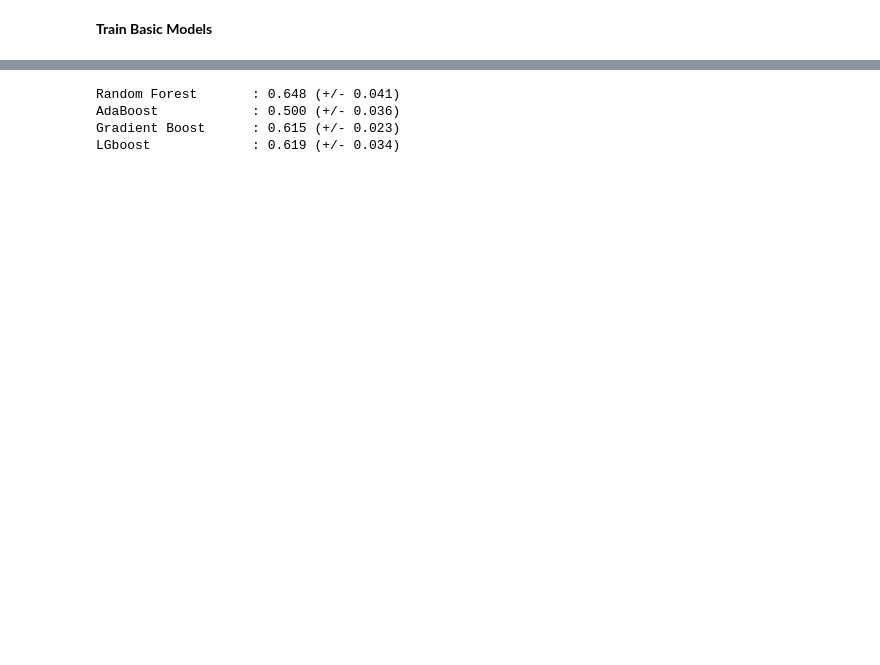
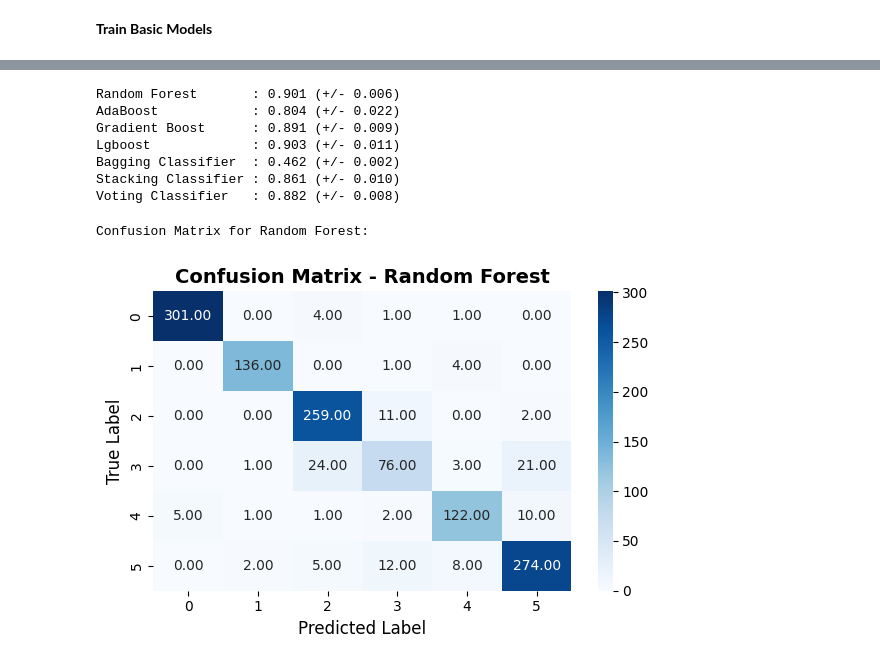
Before and after one commit to mdmohsin212/interview-prep, a Jupyter notebook: ML/Ensemble/Advance/Ensemble_project.ipynb, the cells around one changed output, grey strips where cells are left out. Cells and saved outputs as stored; diff of their text form; code cells hidden in the pictures; blank space fills up the shorter version.

Commit message:
Complete Ensemble project

```diff
--- a/ML/Ensemble/Advance/Ensemble_project.ipynb
+++ b/ML/Ensemble/Advance/Ensemble_project.ipynb
@@ -110,5 +63,5 @@ Class distribution: {5: 483, 6: 462, 7: 143, 4: 33, 8: 16, 3: 6}
 # %%
-x_train, x_test, y_train, y_test = train_test_split(x, y, test_size=.20, random_state=42)
+x_train, x_test, y_train, y_test = train_test_split(x, y, test_size=.20, stratify=y, random_state=42)
 
 print(f"Training set size: {x_train.shape[0]}")
 print(f"Test set size: {x_test.shape[0]}")
@@ -143,0 +95,6 @@ Scaled training shape: (914, 11)
+# %%
+pca = PCA(n_components=.95, random_state=42)
+x_train_pca = pca.fit_transform(x_train_scaled)
+x_test_pca = pca.transform(x_test_scaled)
+
+print(pca.explained_variance_ratio_)
@@ -201,19 +139,29 @@ weighted avg       0.61      0.63      0.62       229
+# %%
+basic_models = [
+    ('Decision Tree', DecisionTreeClassifier(random_state=42)),
+    ('SVM', SVC(probability=True, random_state=42)),
+    ('KNN', KNeighborsClassifier(n_neighbors=100)),
+    ('Logistic Regression', LogisticRegression(random_state=42))
+]
 # %%
 models = {
     'Random Forest' : RandomForestClassifier(n_estimators=100, random_state=42),
     'AdaBoost' : AdaBoostClassifier(estimator=DecisionTreeClassifier(max_depth=1), n_estimators=100, random_state=42),
     'Gradient Boost' : GradientBoostingClassifier(n_estimators=100, random_state=42),
-    'LGboost' : LGBMClassifier(n_estimators=100, random_state=42)
+    'Lgboost' : LGBMClassifier(n_estimators=100, random_state=42),
+    'Bagging Classifier' : BaggingClassifier(estimator=DecisionTreeClassifier(max_depth=1), n_estimators=100, random_state=42),
+    'Stacking Classifier' : StackingClassifier(estimators=basic_models, final_estimator=DecisionTreeClassifier(random_state=42)),
+    'Voting Classifier' : VotingClassifier(estimators=basic_models, voting='hard')
 }
 ensemble_results = {}
 
 for name, model in models.items():
-    print(f"Training {name}")
+    print(f"Training {name} Model")
 
-    model.fit(x_train_scaled, y_train)
+    model.fit(x_train_pca, y_train)
 
-    y_pred = model.predict(x_test_scaled)
-    y_pred_proba = model.predict_proba(x_test_scaled)[:, 1] if hasattr(model, 'predict_proba') else None
+    y_pred = model.predict(x_test_pca)
+    y_pred_proba = model.predict_proba(x_test_pca)[:, 1] if hasattr(model, 'predict_proba') else None
 
     accuracy = accuracy_score(y_test, y_pred)
     ensemble_results[name] = {
@@ -248,7 +196,8 @@ weighted avg       0.66      0.68      0.67       229
 cv_results = {}
 
 for name, model in models.items():
-    scores = cross_val_score(model, x_train_scaled, y_train, scoring='accuracy', cv=5, n_jobs=-1)
+
+    scores = cross_val_score(model, x_train_pca, y_train, scoring='accuracy', cv=5, n_jobs=-1)
 
     cv_results[name] = {
         'mean' : scores.mean(),
@@ -256,7 +205,28 @@ for name, model in models.items():
     }
     print(f"{name:20s}: {scores.mean():.3f} (+/- {scores.std():.3f})")
 # %% [output]
-Random Forest       : 0.648 (+/- 0.041)
-AdaBoost            : 0.500 (+/- 0.036)
-Gradient Boost      : 0.615 (+/- 0.023)
-LGboost             : 0.619 (+/- 0.034)
+Random Forest       : 0.901 (+/- 0.006)
+AdaBoost            : 0.804 (+/- 0.022)
+Gradient Boost      : 0.891 (+/- 0.009)
+Lgboost             : 0.903 (+/- 0.011)
+Bagging Classifier  : 0.462 (+/- 0.002)
+Stacking Classifier : 0.861 (+/- 0.010)
+Voting Classifier   : 0.882 (+/- 0.008)
+# %%
+best_model_name = max(ensemble_results, key=lambda x: ensemble_results[x]['accuracy'])
+best_model = ensemble_results[best_model_name]['model']
+y_pred_best = ensemble_results[best_model_name]['predictions']
+print(f"\nConfusion Matrix for {best_model_name}:")
+
+cm = confusion_matrix(y_test, y_pred_best)
+
+plt.figure(figsize=(6, 4))
+sns.heatmap(cm, annot=True, fmt='.2f', cmap='Blues')
+plt.title(f'Confusion Matrix - {best_model_name}', fontsize=14, fontweight='bold')
+plt.ylabel('True Label', fontsize=12)
+plt.xlabel('Predicted Label', fontsize=12)
+plt.tight_layout()
+plt.show()
+# %% [output]
+Confusion Matrix for Random Forest:
+[figure, added]
```
Also changed, not shown: parts of 26 cells of this notebook, 3 other files.
